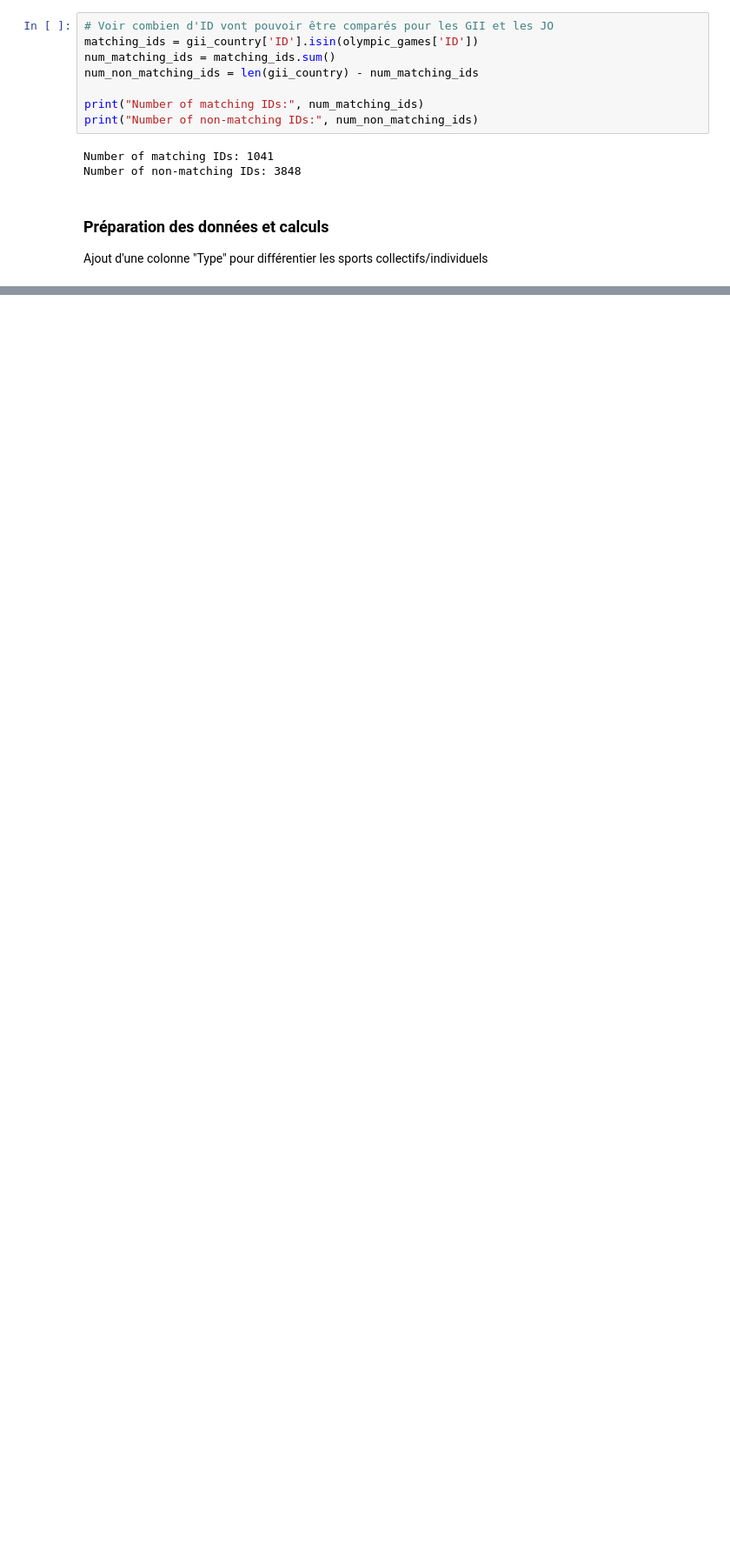
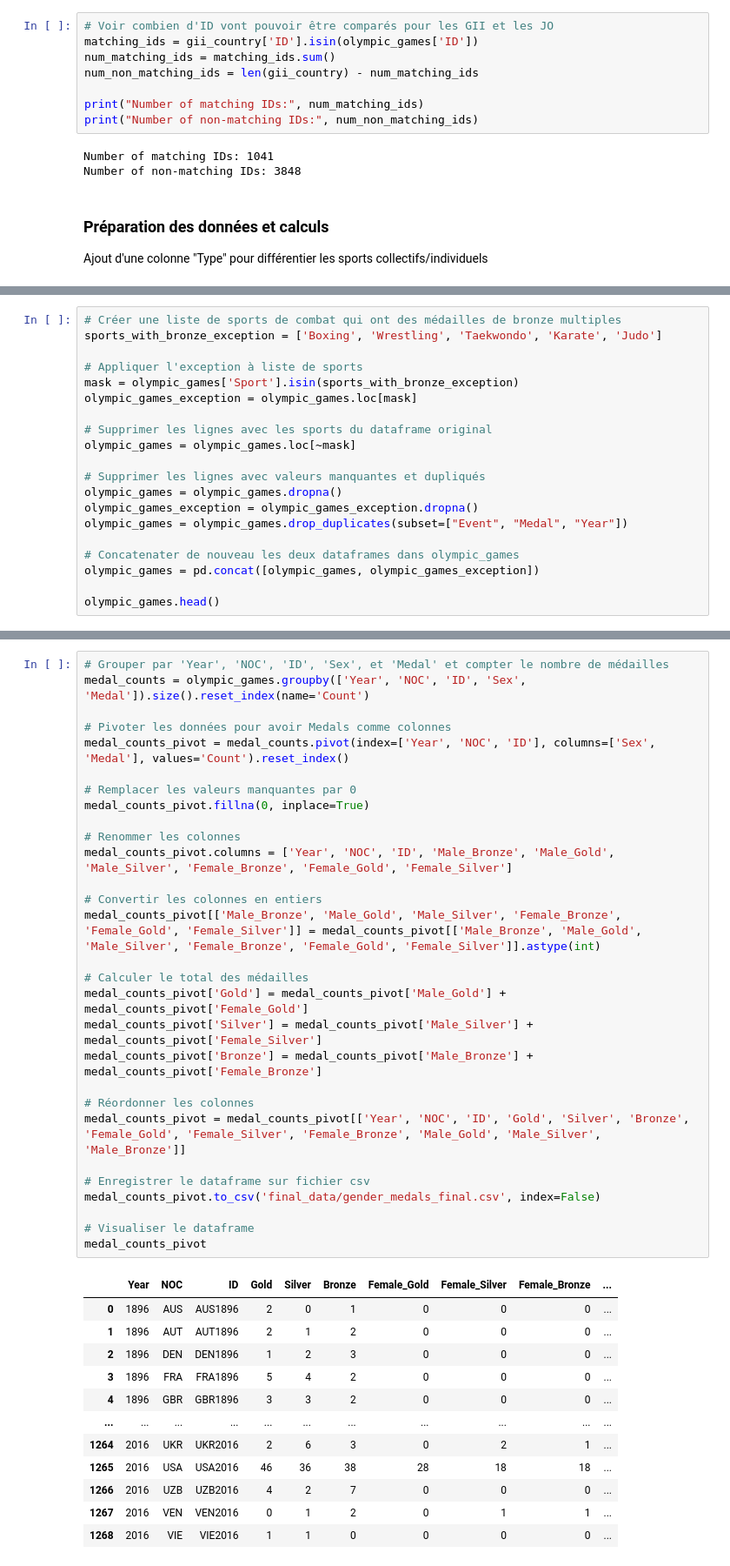
Before and after one commit to Suziwan/Projet_Final_JO, a Jupyter notebook: dataprep/Suzanne/Data_Preparation_Suzanne.ipynb, the cells around one changed output, grey strips where cells are left out. Shown at 87% size. Drawn from its saved outputs; the diff is of its cells as text; blank space fills up the shorter version.

```diff
--- a/dataprep/Suzanne/Data_Preparation_Suzanne.ipynb
+++ b/dataprep/Suzanne/Data_Preparation_Suzanne.ipynb
@@ -358,0 +356,20 @@ gii_country.head()
+# %%
+# Créer une liste de sports de combat qui ont des médailles de bronze multiples
+sports_with_bronze_exception = ['Boxing', 'Wrestling', 'Taekwondo', 'Karate', 'Judo']
+
+# Appliquer l'exception à liste de sports
+mask = olympic_games['Sport'].isin(sports_with_bronze_exception)
+olympic_games_exception = olympic_games.loc[mask]
+
+# Supprimer les lignes avec les sports du dataframe original
+olympic_games = olympic_games.loc[~mask]
+
+# Supprimer les lignes avec valeurs manquantes et dupliqués
+olympic_games = olympic_games.dropna()
+olympic_games_exception = olympic_games_exception.dropna()
+olympic_games = olympic_games.drop_duplicates(subset=["Event", "Medal", "Year"])
+
+# Concatenater de nouveau les deux dataframes dans olympic_games
+olympic_games = pd.concat([olympic_games, olympic_games_exception])
+
+olympic_games.head()
@@ -358,0 +391,42 @@ gii_country.head()
+# %%
+# Grouper par 'Year', 'NOC', 'ID', 'Sex', et 'Medal' et compter le nombre de médailles
+medal_counts = olympic_games.groupby(['Year', 'NOC', 'ID', 'Sex', 'Medal']).size().reset_index(name='Count')
+
+# Pivoter les données pour avoir Medals comme colonnes
+medal_counts_pivot = medal_counts.pivot(index=['Year', 'NOC', 'ID'], columns=['Sex', 'Medal'], values='Count').reset_index()
+
+# Remplacer les valeurs manquantes par 0
+medal_counts_pivot.fillna(0, inplace=True)
+
+# Renommer les colonnes
+medal_counts_pivot.columns = ['Year', 'NOC', 'ID', 'Male_Bronze', 'Male_Gold', 'Male_Silver', 'Female_Bronze', 'Female_Gold', 'Female_Silver']
+
+# Convertir les colonnes en entiers
+medal_counts_pivot[['Male_Bronze', 'Male_Gold', 'Male_Silver', 'Female_Bronze', 'Female_Gold', 'Female_Silver']] = medal_counts_pivot[['Male_Bronze', 'Male_Gold', 'Male_Silver', 'Female_Bronze', 'Female_Gold', 'Female_Silver']].astype(int)
+
+# Calculer le total des médailles
+medal_counts_pivot['Gold'] = medal_counts_pivot['Male_Gold'] + medal_counts_pivot['Female_Gold']
+medal_counts_pivot['Silver'] = medal_counts_pivot['Male_Silver'] + medal_counts_pivot['Female_Silver']
+medal_counts_pivot['Bronze'] = medal_counts_pivot['Male_Bronze'] + medal_counts_pivot['Female_Bronze']
+
+# Réordonner les colonnes
+medal_counts_pivot = medal_counts_pivot[['Year', 'NOC', 'ID', 'Gold', 'Silver', 'Bronze', 'Female_Gold', 'Female_Silver', 'Female_Bronze', 'Male_Gold', 'Male_Silver', 'Male_Bronze']]
+
+# Enregistrer le dataframe sur fichier csv
+medal_counts_pivot.to_csv('final_data/gender_medals_final.csv', index=False)
+
+# Visualiser le dataframe
+medal_counts_pivot
+# %% [output]
+|  | Year | NOC | ID | Gold | Silver | Bronze | Female_Gold | Female_Silver | Female_Bronze | ... |
+| 0 | 1896 | AUS | AUS1896 | 2 | 0 | 1 | 0 | 0 | 0 | ... |
+| 1 | 1896 | AUT | AUT1896 | 2 | 1 | 2 | 0 | 0 | 0 | ... |
+| 2 | 1896 | DEN | DEN1896 | 1 | 2 | 3 | 0 | 0 | 0 | ... |
+| 3 | 1896 | FRA | FRA1896 | 5 | 4 | 2 | 0 | 0 | 0 | ... |
+| 4 | 1896 | GBR | GBR1896 | 3 | 3 | 2 | 0 | 0 | 0 | ... |
+| ... | ... | ... | ... | ... | ... | ... | ... | ... | ... | ... |
+| 1264 | 2016 | UKR | UKR2016 | 2 | 6 | 3 | 0 | 2 | 1 | ... |
+| 1265 | 2016 | USA | USA2016 | 46 | 36 | 38 | 28 | 18 | 18 | ... |
+| 1266 | 2016 | UZB | UZB2016 | 4 | 2 | 7 | 0 | 0 | 0 | ... |
+| 1267 | 2016 | VEN | VEN2016 | 0 | 1 | 2 | 0 | 1 | 1 | ... |
+| 1268 | 2016 | VIE | VIE2016 | 1 | 1 | 0 | 0 | 0 | 0 | ... |
```
Also changed, not shown: parts of 13 cells of this notebook.
